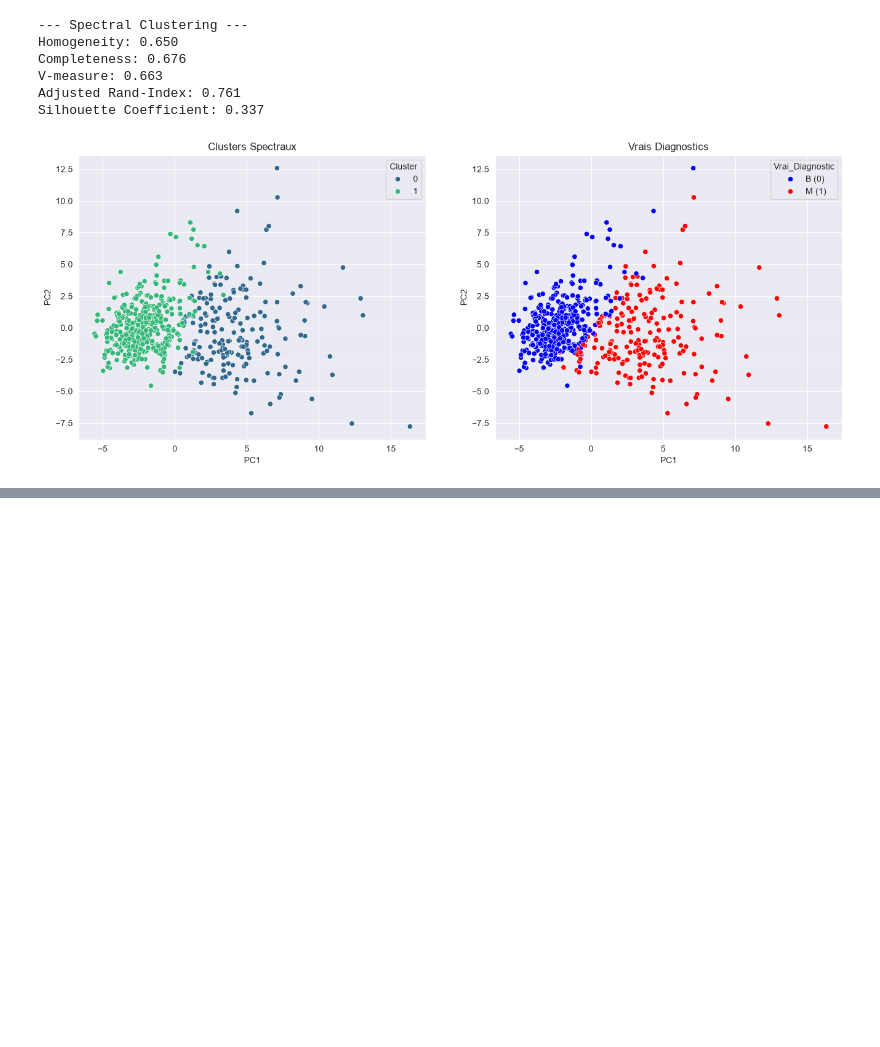
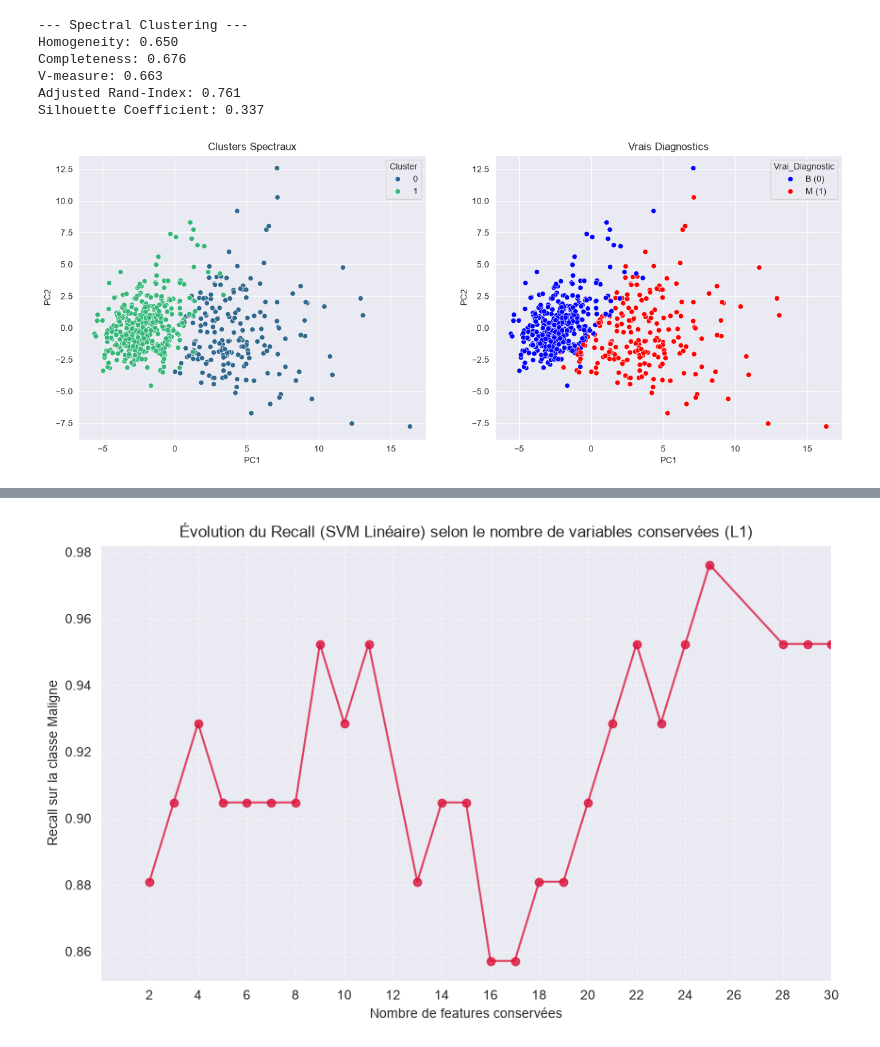
Before and after one commit to ostacore/Projets-UM5BM753-, a Jupyter notebook: Explo_Analysis_1.ipynb, the cells around one changed output, grey strips where cells are left out. Cells and saved outputs as stored; diff of their text form; code cells hidden in the pictures; blank space fills up the shorter version.

Commit message:
LogReg + SVM + Feature Selection exploration

```diff
--- a/Explo_Analysis_1.ipynb
+++ b/Explo_Analysis_1.ipynb
@@ -434,0 +678,8 @@ variables = [
+# %%
+from sklearn.svm import LinearSVC
+
+svc_l1 = LinearSVC(penalty='l1', dual=False, C=0.05, random_state=42)
+selector_svc = SelectFromModel(svc_l1).fit(X_train_scaled, y_train)
+
+features_svc = X_train.columns[selector_svc.get_support()]
+print(f"Features conservées (LinearSVC L1): {len(features_svc)}")
@@ -434,0 +690,8 @@ variables = [
+# %%
+log_elastic = LogisticRegression(
+    penalty='elasticnet', solver='saga', l1_ratio=0.7, C=0.1, max_iter=5000, random_state=42
+)
+selector_elastic = SelectFromModel(log_elastic).fit(X_train_scaled, y_train)
+
+features_elastic = X_train.columns[selector_elastic.get_support()]
+print(f"Features conservées (Elastic-Net): {len(features_elastic)}")
@@ -434,0 +771,82 @@ variables = [
+# %%
+import warnings
+
+# Masquage des avertissements de transition scikit-learn
+warnings.filterwarnings("ignore", category=FutureWarning)
+warnings.filterwarnings("ignore", category=UserWarning)
+
+# Plage étendue jusqu'à 10^4 pour affaiblir au maximum la pénalité L1
+C_values = np.logspace(-3, 4, 100)
+results = {}
+
+for C_val in C_values:
+    selector = SelectFromModel(LogisticRegression(penalty='l1', solver='liblinear', C=C_val, random_state=42))
+    selector.fit(X_train_scaled, y_train)
+
+    nb_features = np.sum(selector.get_support())
+
+    if nb_features > 0:
+        X_tr = selector.transform(X_train_scaled)
+        X_te = selector.transform(X_test_scaled)
+
+        svm_eval = SVC(kernel='linear', C=0.05, random_state=42)
+        svm_eval.fit(X_tr, y_train)
+        recall = recall_score(y_test, svm_eval.predict(X_te))
+
+        if nb_features not in results or recall > results[nb_features]:
+            results[nb_features] = recall
+
+sorted_features = sorted(results.keys())
+sorted_recall = [results[k] for k in sorted_features]
+
+plt.figure(figsize=(10, 6))
+plt.plot(sorted_features, sorted_recall, marker='o', linestyle='-', color='crimson', alpha=0.8)
+plt.title('Évolution du Recall (SVM Linéaire) selon le nombre de variables conservées (L1)')
+plt.xlabel('Nombre de features conservées')
+plt.ylabel('Recall sur la classe Maligne')
+plt.grid(True, linestyle='--', alpha=0.6)
+plt.xticks(np.arange(min(sorted_features), max(sorted_features)+1, 2))
+plt.xlim(0, 30) # Force l'axe X à aller jusqu'à 30 visuellement
+plt.show()
+
+
+
+
+
+warnings.filterwarnings("ignore", category=FutureWarning)
+warnings.filterwarnings("ignore", category=UserWarning)
+
+C_values = np.logspace(-3, 4, 100)
+results_log = {}
+
+for C_val in C_values:
+    selector = SelectFromModel(LogisticRegression(penalty='l1', solver='liblinear', C=C_val, random_state=42))
+    selector.fit(X_train_scaled, y_train)
+
+    nb_features = np.sum(selector.get_support())
+
+    if nb_features > 0:
+        X_tr = selector.transform(X_train_scaled)
+        X_te = selector.transform(X_test_scaled)
+
+        log_eval = LogisticRegression(random_state=42)
+        log_eval.fit(X_tr, y_train)
+        recall = recall_score(y_test, log_eval.predict(X_te))
+
+        if nb_features not in results_log or recall > results_log[nb_features]:
+            results_log[nb_features] = recall
+
+sorted_features = sorted(results_log.keys())
+sorted_recall = [results_log[k] for k in sorted_features]
+
+plt.figure(figsize=(10, 6))
+plt.plot(sorted_features, sorted_recall, marker='o', linestyle='-', color='teal', alpha=0.8)
+plt.title('Évolution du Recall (Régression Logistique) selon le nombre de variables conservées (L1)')
+plt.xlabel('Nombre de features conservées')
+plt.ylabel('Recall sur la classe Maligne')
+plt.grid(True, linestyle='--', alpha=0.6)
+plt.xticks(np.arange(min(sorted_features), max(sorted_features)+1, 2))
+plt.xlim(0, 30)
+plt.show()
+# %% [output]
+[figure, added]
```
Also changed, not shown: parts of 37 cells of this notebook.
